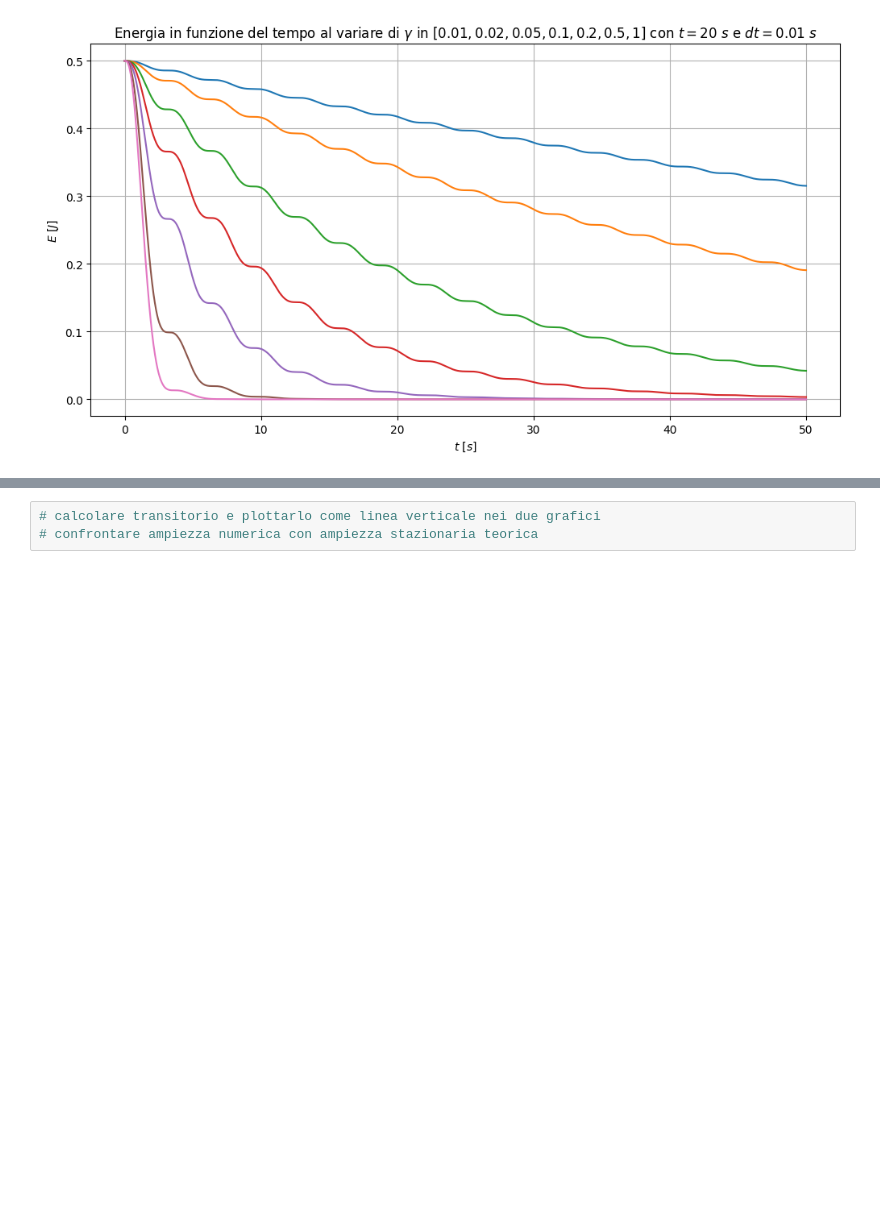
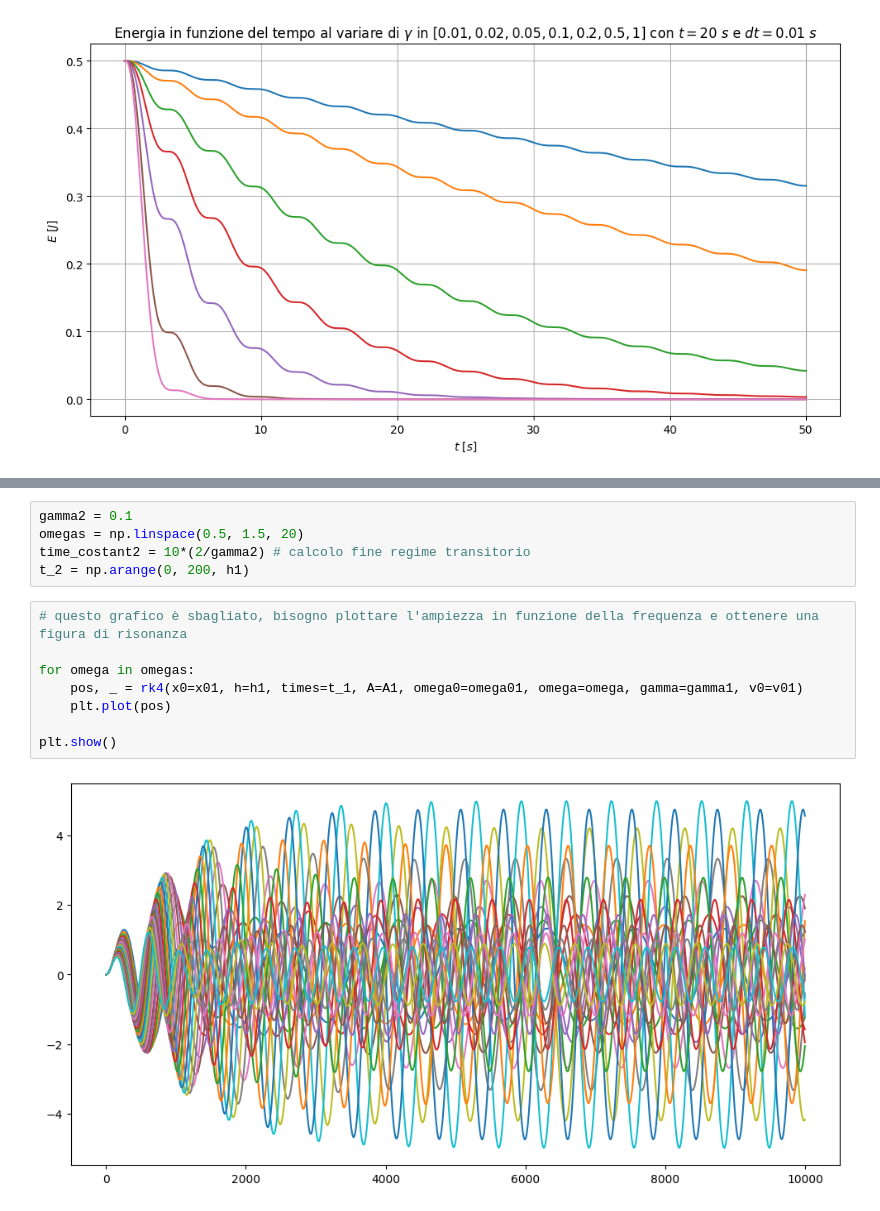
Before and after one commit to nicola-lamaddalena/computational_physics_course, a Jupyter notebook: ode/oscillatore_armonico/oscillatore_armonico.ipynb, the cells around one changed output, grey strips where cells are left out. Drawn from its saved outputs; the diff is of its cells as text; blank space fills up the shorter version.

```diff
--- a/ode/oscillatore_armonico/oscillatore_armonico.ipynb
+++ b/ode/oscillatore_armonico/oscillatore_armonico.ipynb
@@ -89,3 +96,15 @@ plt.show()
 # %%
-# calcolare transitorio e plottarlo come linea verticale nei due grafici
-# confrontare ampiezza numerica con ampiezza stazionaria teorica
+gamma2 = 0.1
+omegas = np.linspace(0.5, 1.5, 20)
+time_costant2 = 10*(2/gamma2) # calcolo fine regime transitorio
+t_2 = np.arange(0, 200, h1)
+# %%
+# questo grafico è sbagliato, bisogno plottare l'ampiezza in funzione della frequenza e ottenere una figura di risonanza
+
+for omega in omegas:
+    pos, _ = rk4(x0=x01, h=h1, times=t_1, A=A1, omega0=omega01, omega=omega, gamma=gamma1, v0=v01)
+    plt.plot(pos)
+
+plt.show()
+# %% [output]
+[figure, added]
```
Also changed, not shown: parts of 2 cells of this notebook, 1 other file.
